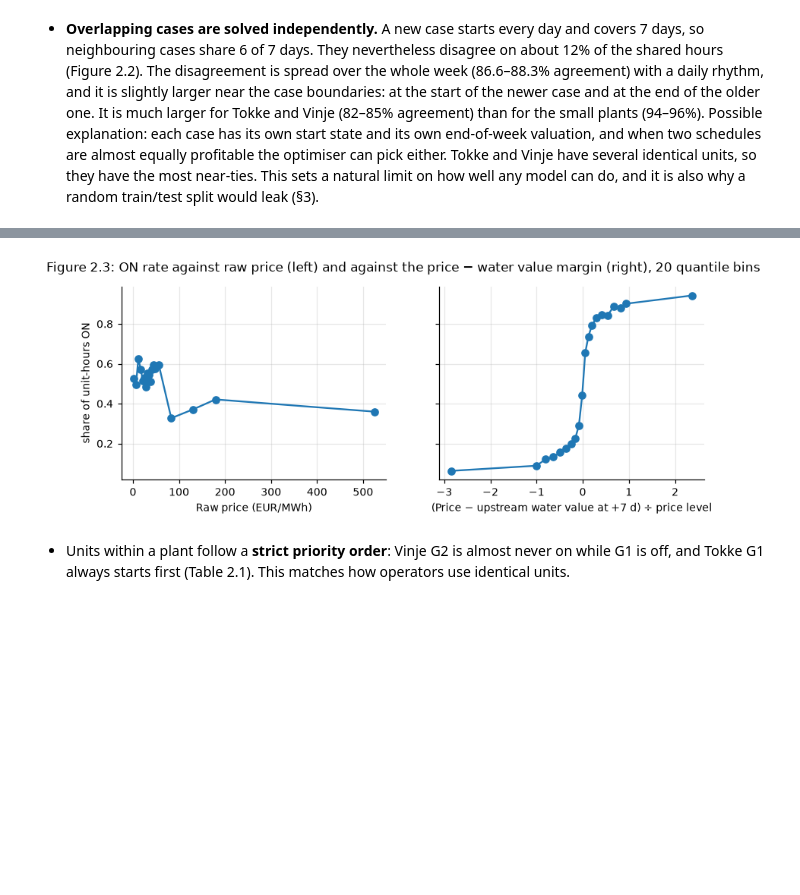
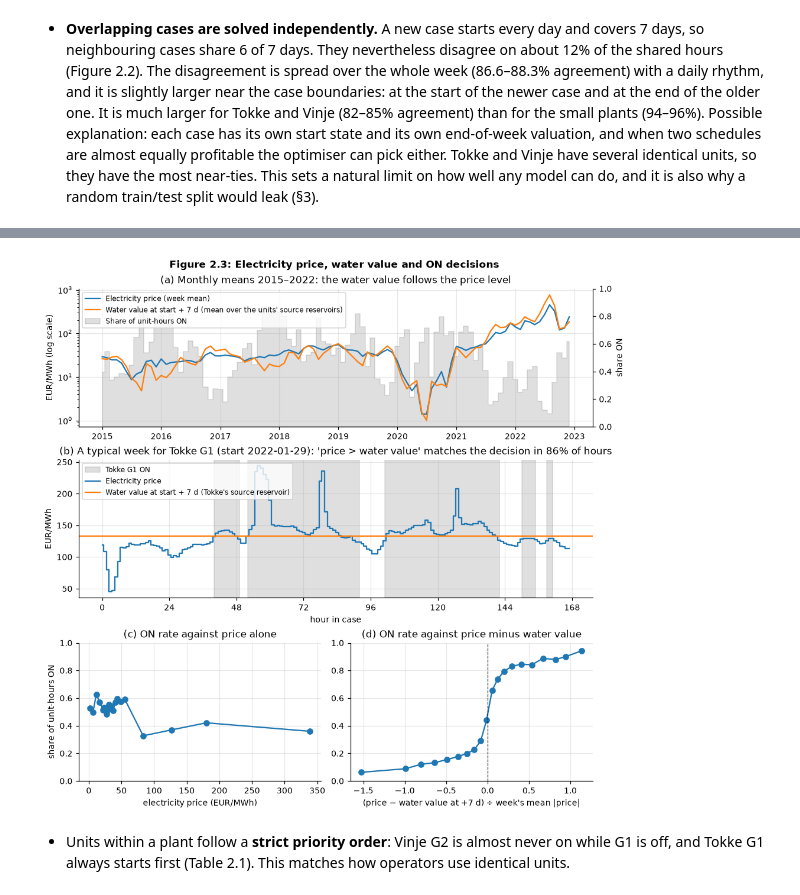
Before and after one commit to idatomine/Women-in-AI-tdt4173, a Jupyter notebook: Report.ipynb, the cells around one changed output, grey strips where cells are left out. Drawn from its saved outputs; the diff is of its cells as text; code cells hidden in the pictures; blank space fills up the shorter version.

```diff
--- a/Report.ipynb
+++ b/Report.ipynb
@@ -272,32 +348,71 @@ per_unit.to_frame("agreement").T
 # %%
-# Figure 2.3: price alone vs price − upstream water value at +7 days
+# Figure 2.3: electricity price, water value and ON decisions together
+n = data.n_train
+price = week_prices(data)[:n]          # (case, hour), EUR/MWh
+wv_end = upstream_wv(data, 7)[:n]      # (case, unit): water value of the unit's source reservoir at start + 7 days
+on = data.Y[:n]                        # (case, unit, hour)
+axd = plt.figure(figsize=(9, 8.5), layout="constrained").subplot_mosaic("AA;BB;CD")
+
+# (a) Over the years: monthly means over all cases and units
+month = data.starts[:n].dt.tz_localize(None).dt.to_period("M").to_numpy()
+monthly = pd.DataFrame({"price": price.mean(axis=1), "wv": wv_end.mean(axis=1),
+                        "on": on.mean(axis=(1, 2))}).groupby(month).mean()
+ax, t = axd["A"], monthly.index.to_timestamp()
+ax.plot(t, monthly["price"], label="Electricity price (week mean)")
+ax.plot(t, monthly["wv"], label="Water value at start + 7 d (mean over the units' source reservoirs)")
+ax.set_yscale("log"); ax.set_ylabel("EUR/MWh (log scale)")
+ax2 = ax.twinx()
+ax2.fill_between(t, monthly["on"], step="mid", color="grey", alpha=0.25, label="Share of unit-hours ON")
+ax2.set_ylim(0, 1); ax2.set_ylabel("share ON"); ax2.grid(False); ax2.spines["right"].set_visible(True)
+ax.set_zorder(ax2.get_zorder() + 1); ax.patch.set_visible(False)
+ax.legend(*[a + b for a, b in zip(ax.get_legend_handles_labels(), ax2.get_legend_handles_labels())], loc="upper left", fontsize=8)
+ax.set_title("(a) Monthly means 2015–2022: the water value follows the price level")
+
+# (b) One typical week for one unit: among weeks where Tokke G1 both runs and stops, the one with median
+# agreement between the decision and 'price > water value' (typical, not the best example)
+u = data.units.index("Tokke_G1")
+above = price > wv_end[:, u:u + 1]
+weeks = np.where((on[:, u].mean(1) > 0.3) & (on[:, u].mean(1) < 0.7) & (above.mean(1) > 0.3) & (above.mean(1) < 0.7))[0]
+agree = (above[weeks] == on[weeks, u]).mean(axis=1)
+c = weeks[np.argsort(agree)[len(weeks) // 2]]
+ax, hours = axd["B"], np.arange(HOURS)
+ax.fill_between(hours, 0, 1, where=on[c, u] == 1, step="mid", color="grey", alpha=0.25,
+                transform=ax.get_xaxis_transform(), label="Tokke G1 ON")
+ax.step(hours, price[c], where="mid", label="Electricity price")
+ax.axhline(wv_end[c, u], color="C1", label="Water value at start + 7 d (Tokke's source reservoir)")
+ax.set_xticks(range(0, HOURS + 1, 24)); ax.set_xlabel("hour in case"); ax.set_ylabel("EUR/MWh")
+ax.legend(loc="upper left", fontsize=8)
+ax.set_title(f"(b) A typical week for Tokke G1 (start {data.starts[c]:%Y-%m-%d}): "
+             f"'price > water value' matches the decision in {(above[c] == on[c, u]).mean():.0%} of hours")
+
+# (c, d) ON rate in 20 quantile bins, 600 random training cases, all units
 rng = np.random.default_rng(0)
-sample = rng.choice(data.n_train, 600, replace=False)
-prices = week_prices(data)[sample][:, None, :]                               # (case, 1, hour)
+sample = rng.choice(n, 600, replace=False)
+prices = price[sample][:, None, :]                                   # (case, 1, hour)
 level = np.abs(prices).mean(axis=2, keepdims=True) + 1
-wv_end, wv_start = upstream_wv(data, 7)[sample][:, :, None], upstream_wv(data, 0)[sample][:, :, None]
-wv_down = downstream_wv(data, 7)[sample][:, :, None]
-y_sample = data.Y[sample]
-candidates = {
+wv_end_s, wv_start_s = wv_end[sample][:, :, None], upstream_wv(data, 0)[sample][:, :, None]
+wv_down_s = downstream_wv(data, 7)[sample][:, :, None]
+y_sample = on[sample]
+candidates = {  # also used in Table 2.2
     "Raw price": np.broadcast_to(prices, y_sample.shape),
-    "Price − upstream water value at case start": (prices - wv_start) / level,
-    "Price − upstream water value at start + 7 days": (prices - wv_end) / level,
-    "Price − (upstream − downstream) water value at +7 d": (prices - (wv_end - wv_down)) / level,
+    "Price − upstream water value at case start": (prices - wv_start_s) / level,
+    "Price − upstream water value at start + 7 days": (prices - wv_end_s) / level,
+    "Price − (upstream − downstream) water value at +7 d": (prices - (wv_end_s - wv_down_s)) / level,
 }
-
-fig, axes = plt.subplots(1, 2, figsize=(9, 3), sharey=True)
-for ax, (name, values) in zip(axes, [("Raw price (EUR/MWh)", candidates["Raw price"]),
-                                     ("(Price − upstream water value at +7 d) ÷ price level", candidates["Price − upstream water value at start + 7 days"])]):
-    v = np.broadcast_to(values, y_sample.shape).ravel()
-    bins = np.quantile(v, np.linspace(0, 1, 21))
-    idx = np.clip(np.digitize(v, bins) - 1, 0, 19)
-    ax.plot((bins[:-1] + bins[1:]) / 2, [y_sample.ravel()[idx == i].mean() for i in range(20)], "o-")
-    ax.set_xlabel(name)
-axes[0].set_ylabel("share of unit-hours ON")
-fig.suptitle("Figure 2.3: ON rate against raw price (left) and against the price − water value margin (right), 20 quantile bins")
-plt.show()
+for key, name, xlabel, title in [
+        ("C", "Raw price", "electricity price (EUR/MWh)", "(c) ON rate against price alone"),
+        ("D", "Price − upstream water value at start + 7 days", "(price − water value at +7 d) ÷ week's mean |price|",
+         "(d) ON rate against price minus water value")]:
+    v, yv = np.broadcast_to(candidates[name], y_sample.shape).ravel(), y_sample.ravel()
+    idx = np.clip(np.digitize(v, np.quantile(v, np.linspace(0, 1, 21))) - 1, 0, 19)
+    axd[key].plot([v[idx == i].mean() for i in range(20)], [yv[idx == i].mean() for i in range(20)], "o-")
+    axd[key].set_xlabel(xlabel); axd[key].set_title(title); axd[key].set_ylim(0, 1)
+axd["C"].set_ylabel("share of unit-hours ON")
+axd["D"].axvline(0, color="k", lw=0.8, ls="--")
+plt.suptitle("Figure 2.3: Electricity price, water value and ON decisions", fontweight="bold")
+show_figure("2.3")
 # %% [output]
-[figure, old version]
+[figure, new version]
 # %% [markdown]
 - Units within a plant follow a **strict priority order**: Vinje G2 is almost never on while G1 is off, and
   Tokke G1 always starts first (Table 2.1). This matches how operators use identical units.
```
Also changed, not shown: parts of 33 cells of this notebook, 42 other files.
